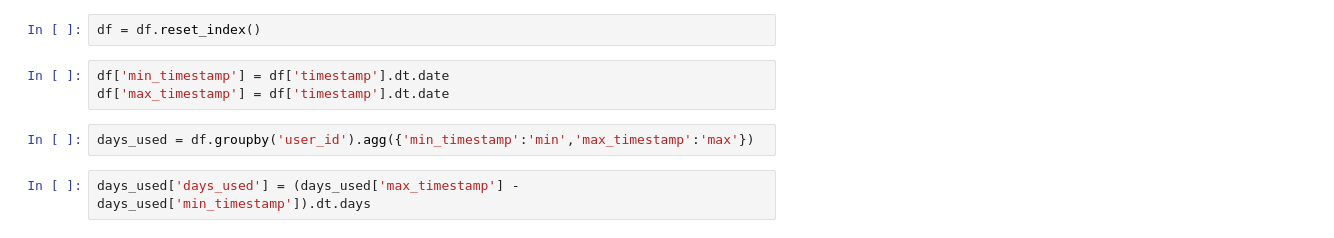
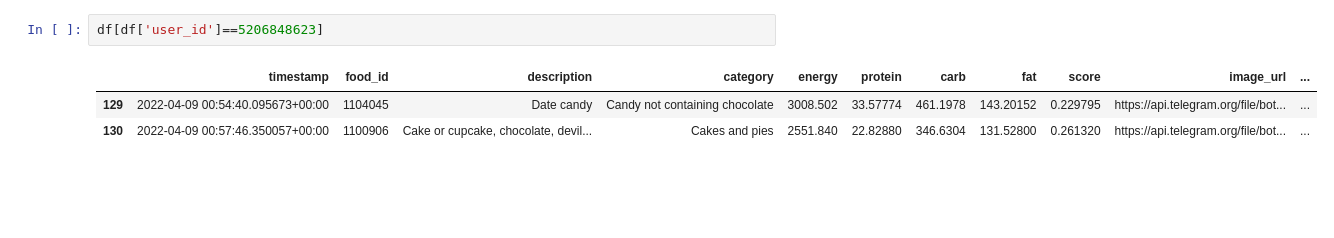
Before and after one commit to DmitriyG228/food, a Jupyter notebook: stats.ipynb, the cells around one changed output. Saved outputs shown, nothing was run; the diff lists cells and outputs as text; blank space fills up the shorter version.

```diff
--- a/stats.ipynb
+++ b/stats.ipynb
@@ -13,9 +30,6 @@ daily_checkins = df.groupby('user_id').resample('D')['food_id'].count().reset_in
 # %%
-df = df.reset_index()
+df[df['user_id']==5206848623]
+# %% [output]
+|  | timestamp | food_id | description | category | energy | protein | carb | fat | score | image_url | ... |
+| 129 | 2022-04-09 00:54:40.095673+00:00 | 1104045 | Date candy | Candy not containing chocolate | 3008.502 | 33.57774 | 461.1978 | 143.20152 | 0.229795 | https://api.telegram.org/file/bot... | ... |
+| 130 | 2022-04-09 00:57:46.350057+00:00 | 1100906 | Cake or cupcake, chocolate, devil... | Cakes and pies | 2551.840 | 22.82880 | 346.6304 | 131.52800 | 0.261320 | https://api.telegram.org/file/bot... | ... |
-# %%
-df['min_timestamp'] = df['timestamp'].dt.date
-df['max_timestamp'] = df['timestamp'].dt.date
-# %%
-days_used = df.groupby('user_id').agg({'min_timestamp':'min','max_timestamp':'max'})
-# %%
-days_used['days_used'] = (days_used['max_timestamp'] - days_used['min_timestamp']).dt.days
```
Also changed, not shown: parts of 10 cells of this notebook, 5 other files.
